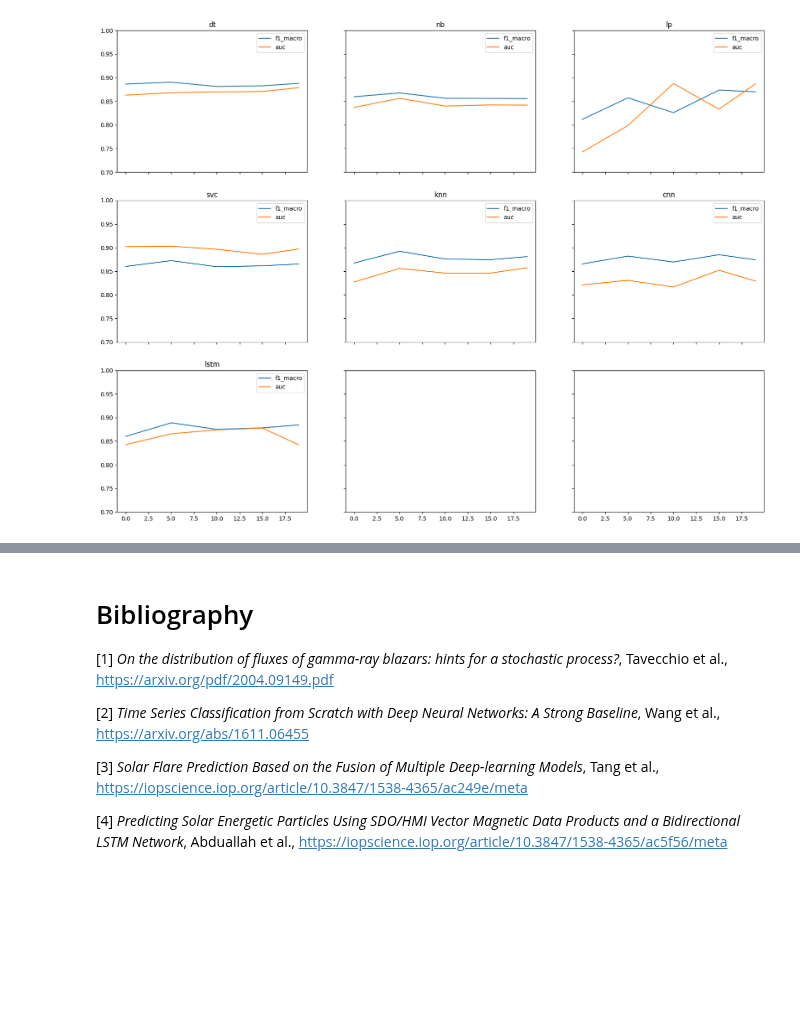
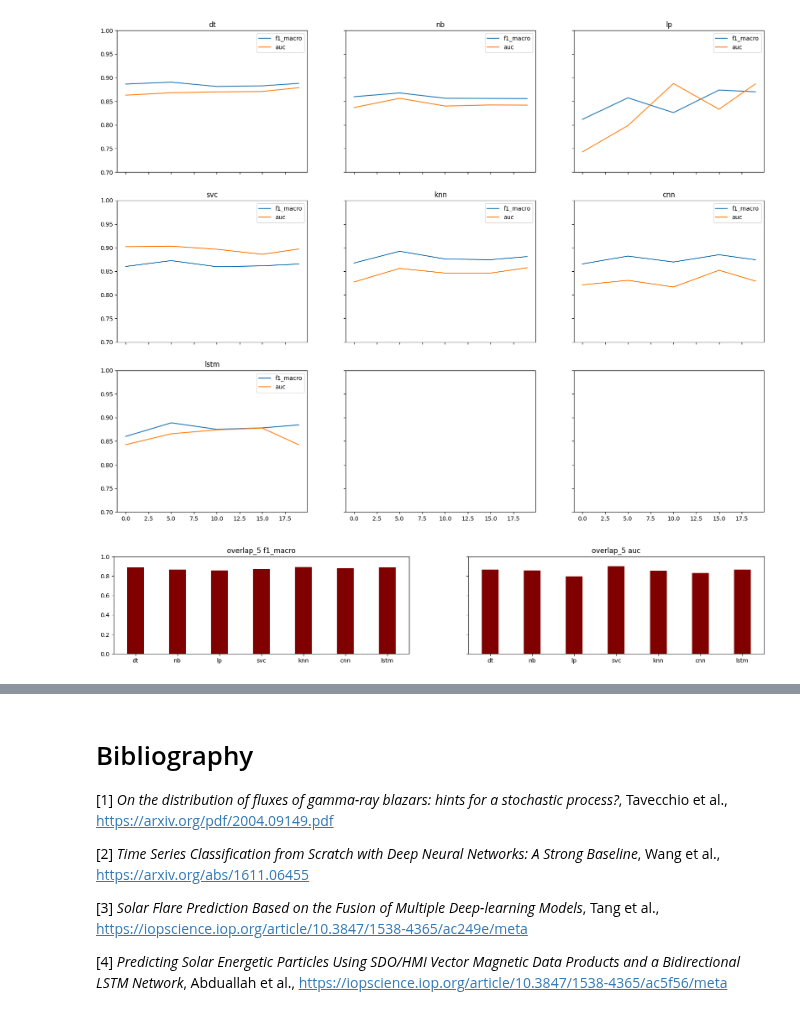
Before and after one commit to falric05/AII-Flare-prediction, a Jupyter notebook: notebooks/AI_ind_model_comparison.ipynb, the cells around one changed output, grey strips where cells are left out. Drawn from its saved outputs; the diff is of its cells as text; code cells hidden in the pictures; blank space fills up the shorter version.

```diff
--- a/notebooks/AI_ind_model_comparison.ipynb
+++ b/notebooks/AI_ind_model_comparison.ipynb
@@ -44,7 +49,8 @@ dataset_split_params = {
 results = {}
 
 models_folder = "models"
-for overlap_size in np.sort([int(name.split('_')[1]) for name in os.listdir(models_folder)]):
+overlaps = [0, 5, 10, 15, 19]
+for overlap_size in overlaps:
     dataset_split_params['overlap_size'] = overlap_size
     df_train, df_val, df_test = get_dataset_split(Xs, best_labels, **dataset_split_params)
 
@@ -133,3 +143,14 @@ for idx in range(len(model_lbls)):
 plt.show()
 # %% [output]
 [figure]
+# %%
+plt.rcParams["figure.figsize"] = (20,3)
+fig, axs = plt.subplots(1, 2, sharex='all', sharey='all')
+plt.setp(axs, ylim=(0, 1))
+axs[0].bar(model_lbls, [results[5][m]['f1_macro'] for m in model_lbls], color ='maroon', width = 0.4)
+axs[1].bar(model_lbls, [results[5][m]['auc'] for m in model_lbls], color ='maroon', width = 0.4)
+axs[0].title.set_text(f'overlap_{5} f1_macro')
+axs[1].title.set_text(f'overlap_{5} auc')
+plt.show()
+# %% [output]
+[figure, added]
```
Also changed, not shown: parts of 4 cells of this notebook.
